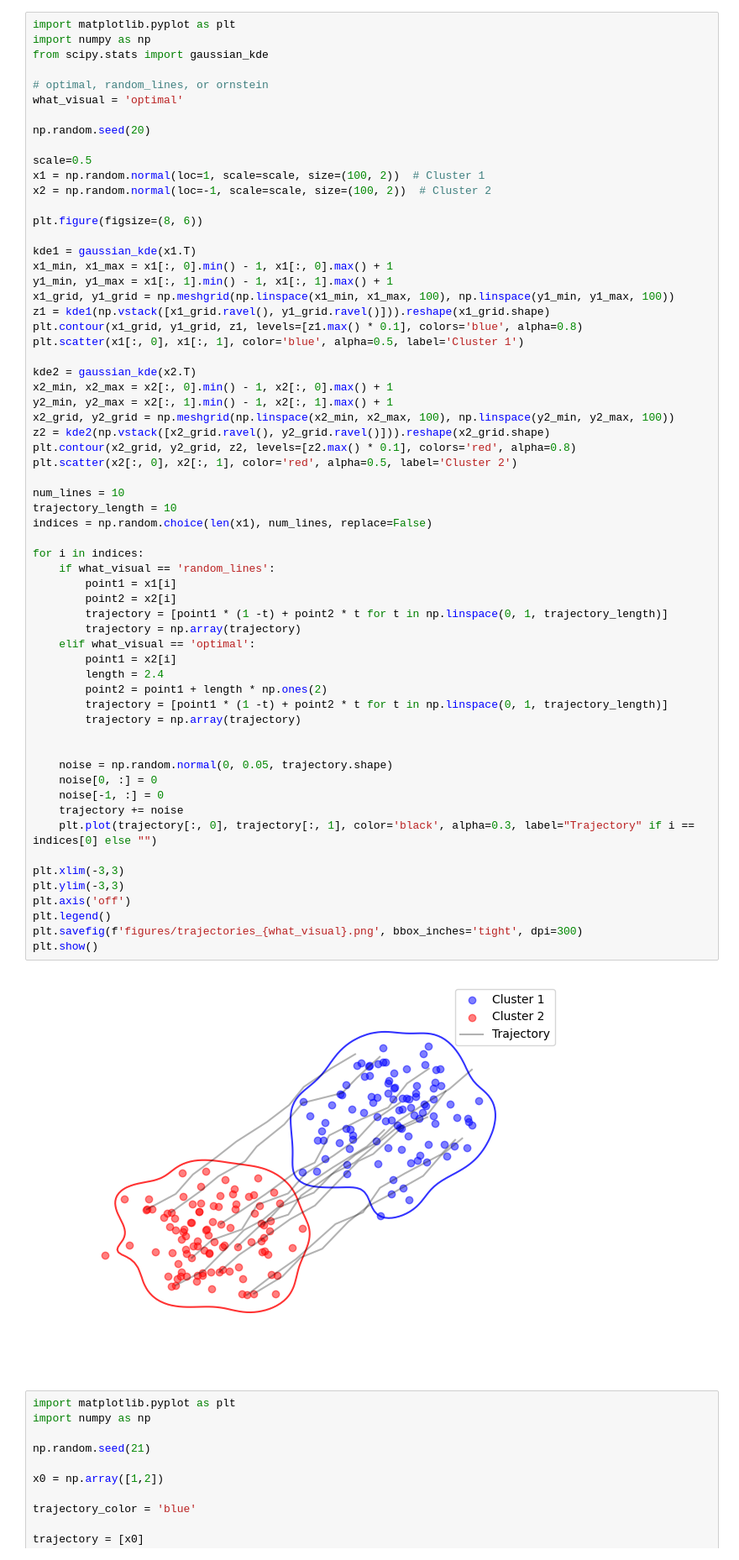
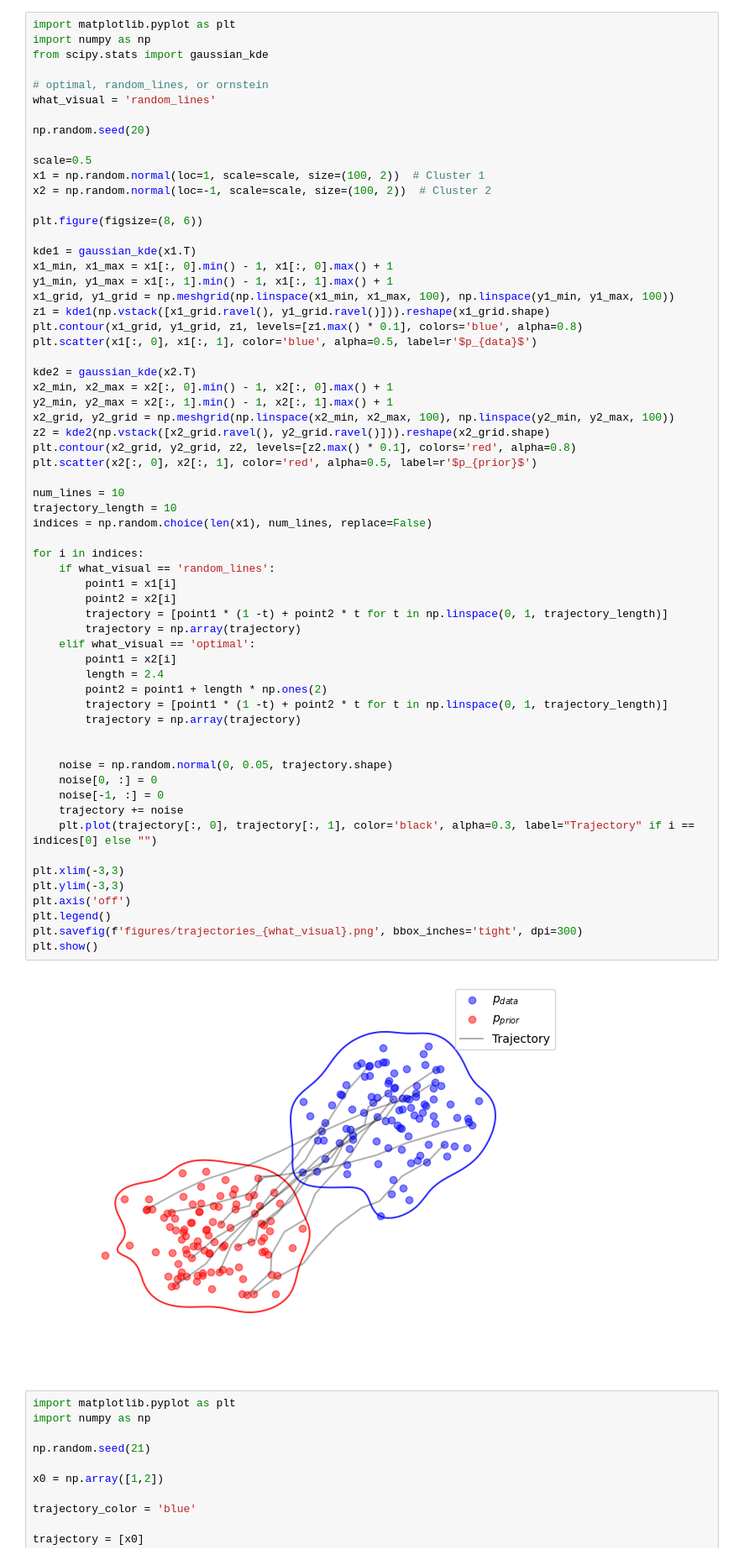
Before and after one commit to kommodeskab/Latent-DSB, a Jupyter notebook: figures.ipynb, the cells around one changed output. Shown at 84% size. Drawn from its saved outputs; the diff is of its cells as text.

```diff
--- a/figures.ipynb
+++ b/figures.ipynb
@@ -4,7 +4,7 @@ import numpy as np
 from scipy.stats import gaussian_kde
 
 # optimal, random_lines, or ornstein
-what_visual = 'optimal'
+what_visual = 'random_lines'
 
 np.random.seed(20)
 
@@ -20,7 +20,7 @@ y1_min, y1_max = x1[:, 1].min() - 1, x1[:, 1].max() + 1
 x1_grid, y1_grid = np.meshgrid(np.linspace(x1_min, x1_max, 100), np.linspace(y1_min, y1_max, 100))
 z1 = kde1(np.vstack([x1_grid.ravel(), y1_grid.ravel()])).reshape(x1_grid.shape)
 plt.contour(x1_grid, y1_grid, z1, levels=[z1.max() * 0.1], colors='blue', alpha=0.8)
-plt.scatter(x1[:, 0], x1[:, 1], color='blue', alpha=0.5, label='Cluster 1')
+plt.scatter(x1[:, 0], x1[:, 1], color='blue', alpha=0.5, label=r'$p_{data}$')
 
 kde2 = gaussian_kde(x2.T)
 x2_min, x2_max = x2[:, 0].min() - 1, x2[:, 0].max() + 1
@@ -28,40 +28,40 @@ y2_min, y2_max = x2[:, 1].min() - 1, x2[:, 1].max() + 1
 x2_grid, y2_grid = np.meshgrid(np.linspace(x2_min, x2_max, 100), np.linspace(y2_min, y2_max, 100))
 z2 = kde2(np.vstack([x2_grid.ravel(), y2_grid.ravel()])).reshape(x2_grid.shape)
 plt.contour(x2_grid, y2_grid, z2, levels=[z2.max() * 0.1], colors='red', alpha=0.8)
-plt.scatter(x2[:, 0], x2[:, 1], color='red', alpha=0.5, label='Cluster 2')
+plt.scatter(x2[:, 0], x2[:, 1], color='red', alpha=0.5, label=r'$p_{prior}$')
 
 num_lines = 10
 trajectory_length = 10
 indices = np.random.choice(len(x1), num_lines, replace=False)
 
 for i in indices:
     if what_visual == 'random_lines':
         point1 = x1[i]
         point2 = x2[i]
         trajectory = [point1 * (1 -t) + point2 * t for t in np.linspace(0, 1, trajectory_length)]
         trajectory = np.array(trajectory)
     elif what_visual == 'optimal':
         point1 = x2[i]
         length = 2.4
         point2 = point1 + length * np.ones(2)
         trajectory = [point1 * (1 -t) + point2 * t for t in np.linspace(0, 1, trajectory_length)]
         trajectory = np.array(trajectory)
 
 
     noise = np.random.normal(0, 0.05, trajectory.shape)
     noise[0, :] = 0
     noise[-1, :] = 0
     trajectory += noise
     plt.plot(trajectory[:, 0], trajectory[:, 1], color='black', alpha=0.3, label="Trajectory" if i == indices[0] else "")
 
 plt.xlim(-3,3)
 plt.ylim(-3,3)
 plt.axis('off')
 plt.legend()
 plt.savefig(f'figures/trajectories_{what_visual}.png', bbox_inches='tight', dpi=300)
 plt.show()
 # %% [output]
-[figure, old version]
+[figure, new version]
 # %%
 import matplotlib.pyplot as plt
 import numpy as np
```
Also changed, not shown: 32 other files.
